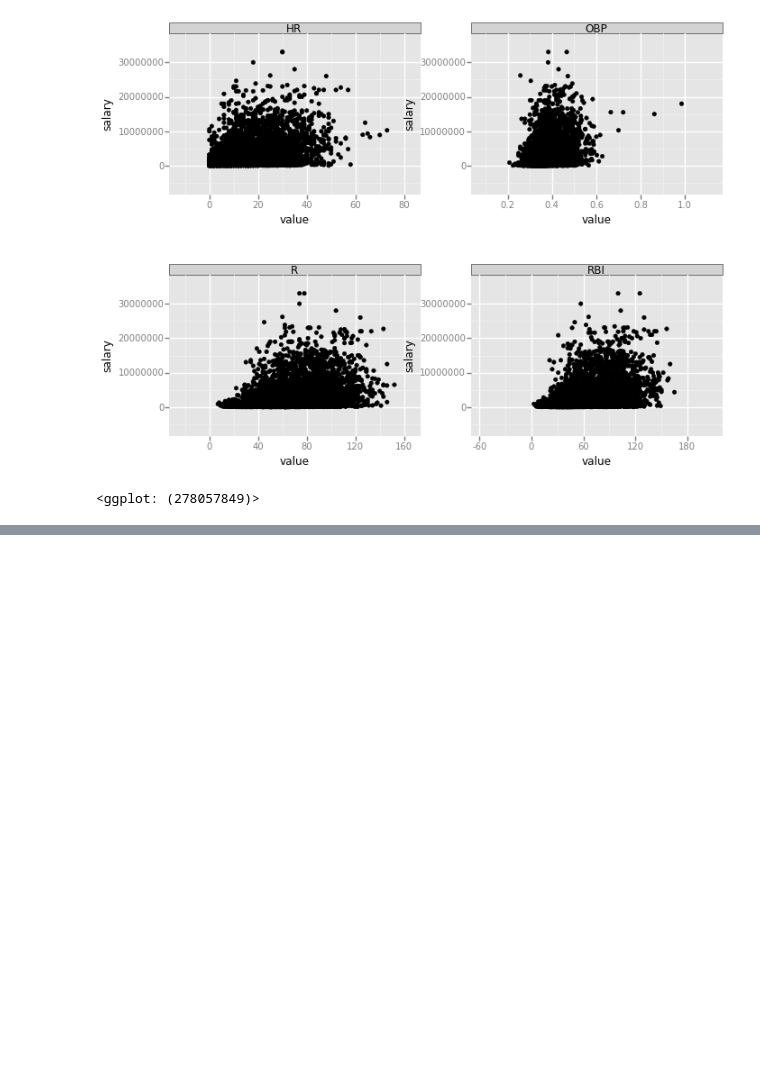
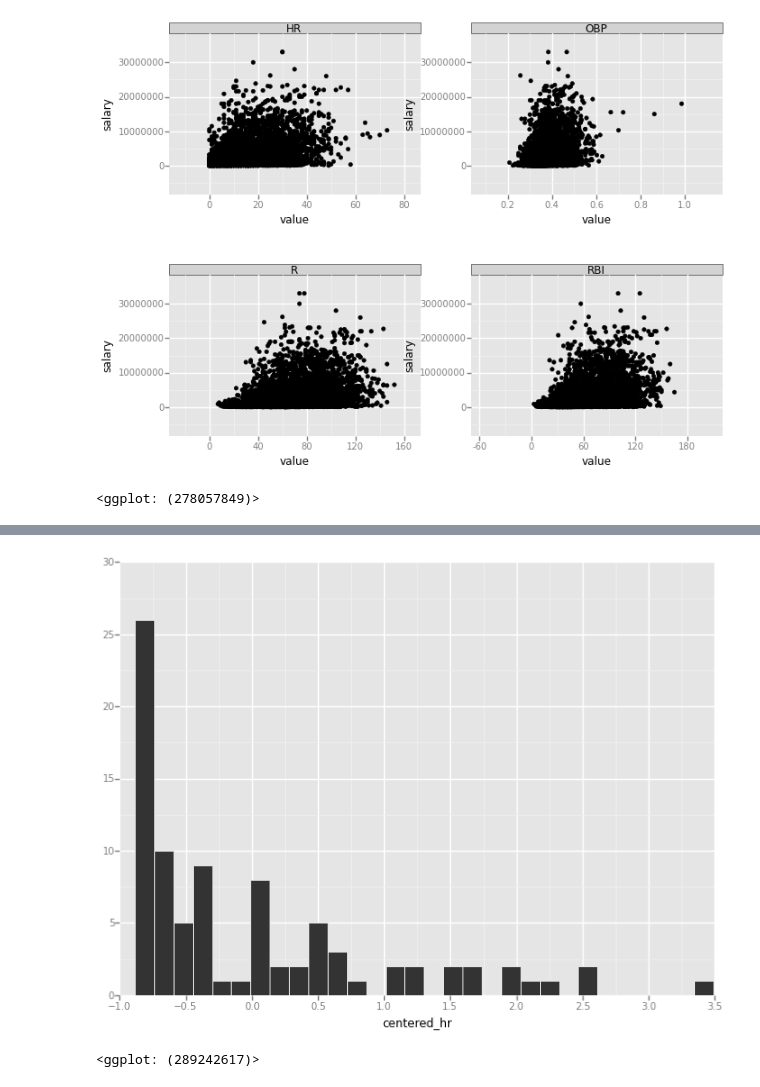
Before and after one commit to asbhat/data-science-class, a Jupyter notebook: pandas/Data Visualization.ipynb, the cells around one changed output, grey strips where cells are left out. Saved outputs shown, nothing was run; the diff lists cells and outputs as text; code cells hidden in the pictures; blank space fills up the shorter version.

```diff
--- a/pandas/Data Visualization.ipynb
+++ b/pandas/Data Visualization.ipynb
@@ -359,0 +412,5 @@ ggplot(new_data, aes(x='value', y='salary')) + geom_point() + facet_wrap('variab
+# %%
+ggplot(data, aes(x='centered_hr')) + geom_histogram()
+# %% [output]
+[figure, added]
+<ggplot: (289242617)>
```
Also changed, not shown: parts of 10 cells of this notebook.
